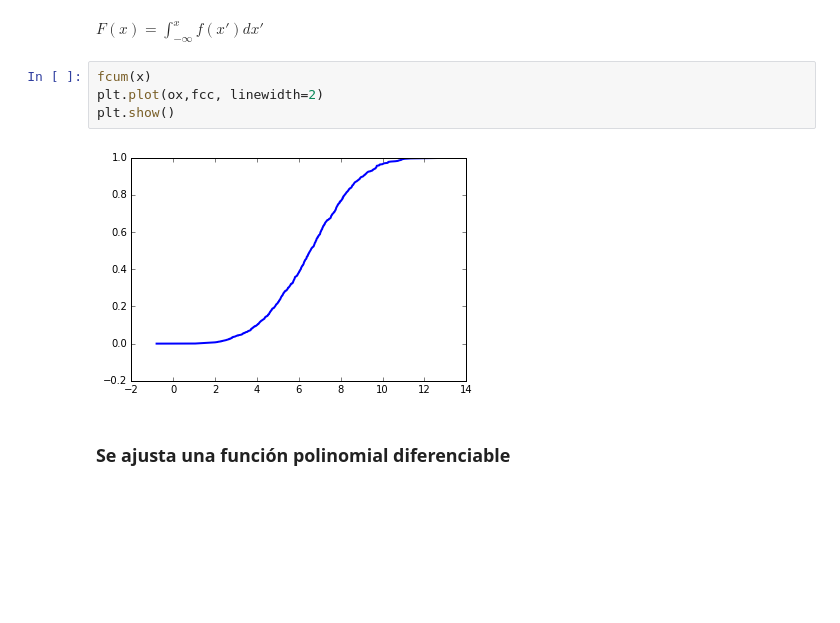
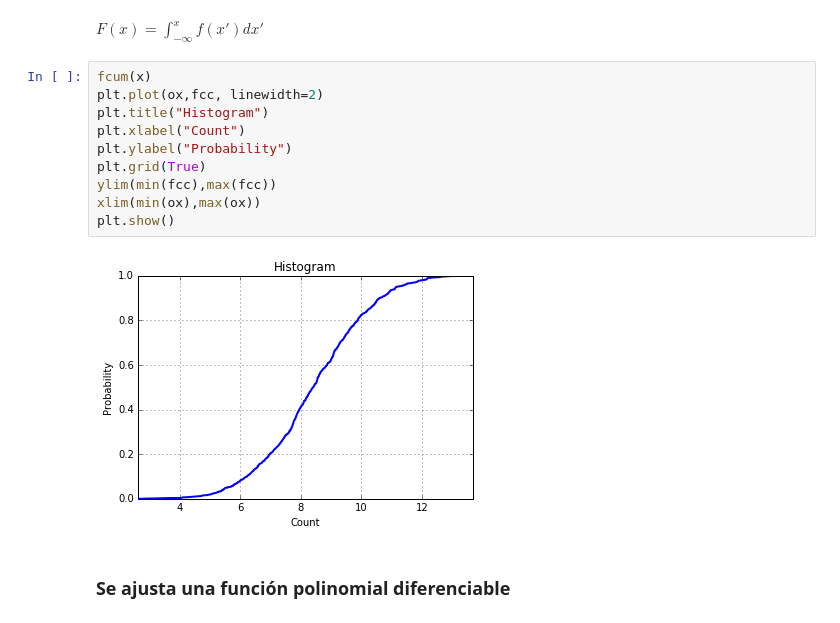
Before and after one commit to CosmoStats/cosmostats2018-jzsmoreno, a Jupyter notebook: Sep/FDA.ipynb, the cells around one changed output. Cells and saved outputs as stored; diff of their text form; blank space fills up the shorter version.

```diff
--- a/Sep/FDA.ipynb
+++ b/Sep/FDA.ipynb
@@ -56,9 +59,15 @@ $F(x)=\int_{-\infty }^{x}f(x')dx'$
 # %%
 fcum(x)
 plt.plot(ox,fcc, linewidth=2)
+plt.title("Histogram")
+plt.xlabel("Count")
+plt.ylabel("Probability")
+plt.grid(True)
+ylim(min(fcc),max(fcc))
+xlim(min(ox),max(ox))
 plt.show()
 # %% [output]
-[figure, old version]
+[figure, new version]
 # %% [markdown]
 ### Se ajusta una función polinomial diferenciable
 # %% [markdown]
```
Also changed, not shown: parts of 2 cells of this notebook.
